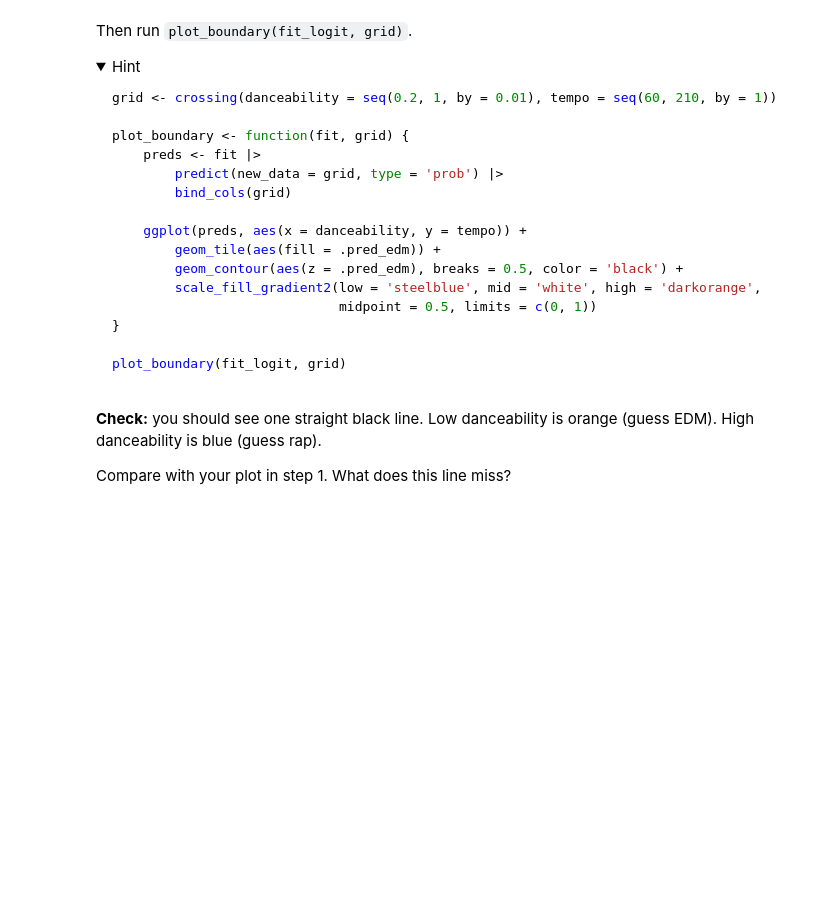
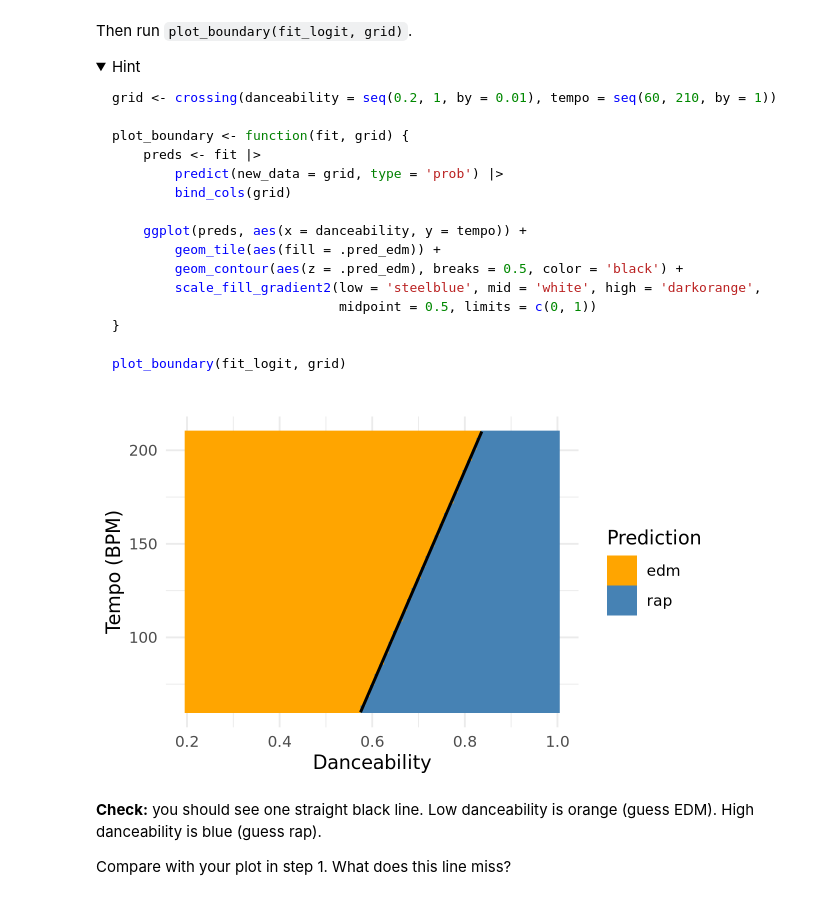
Before and after one commit to jan3zhao/codespace, a Jupyter notebook: exercises/13-spotify-exercise.ipynb, the cells around one changed output. Cells and saved outputs as stored; diff of their text form; code cells hidden in the pictures; folded sections open; blank space fills up the shorter version.

````diff
--- a/exercises/13-spotify-exercise.ipynb
+++ b/exercises/13-spotify-exercise.ipynb
@@ -76,3 +96,21 @@ preds |> summarize(accuracy = mean(guess == genre))
 ```
 
 </details>
+# %%
+fit_logit <- logistic_reg() |>
+  set_mode("classification") |>
+  set_engine("glm") |>
+  fit(genre ~ danceability + tempo, data = songs)
+
+preds <- predict(fit_logit, songs, type = "prob") |>
+  bind_cols(songs)
+
+preds <- preds |>
+  mutate(
+    guess = factor(
+      if_else(.pred_edm > 0.5, "edm", "rap"),
+      levels = levels(genre)
+    )
+  )
+
+mean(preds$guess == preds$genre)
@@ -120,6 +166,42 @@ plot_boundary(fit_logit, grid)
 ```
 
 </details>
+# %%
+grid <- crossing(
+  danceability = seq(0.2, 1, by = 0.01),
+  tempo = seq(60, 210, by = 1)
+)
+
+plot_boundary <- function(model, grid) {
+
+  boundary <- grid |>
+    bind_cols(predict(model, grid, type = "prob")) |>
+    mutate(
+      guess = if_else(.pred_edm > 0.5, "edm", "rap")
+    )
+
+  ggplot(boundary, aes(x = danceability, y = tempo)) +
+    geom_raster(aes(fill = guess)) +
+    geom_contour(
+      aes(z = .pred_edm),
+      breaks = 0.5,
+      color = "black",
+      linewidth = 0.8
+    ) +
+    scale_fill_manual(
+      values = c("edm" = "orange", "rap" = "steelblue")
+    ) +
+    labs(
+      x = "Danceability",
+      y = "Tempo (BPM)",
+      fill = "Prediction"
+    ) +
+    theme_minimal()
+}
+
+plot_boundary(fit_logit, grid)
+# %% [output]
+[figure, added]
 # %% [markdown]
 **Check:** you should see one straight black line. Low danceability is orange (guess EDM). High danceability is blue (guess rap).
 
````
Also changed, not shown: parts of 6 cells of this notebook.
